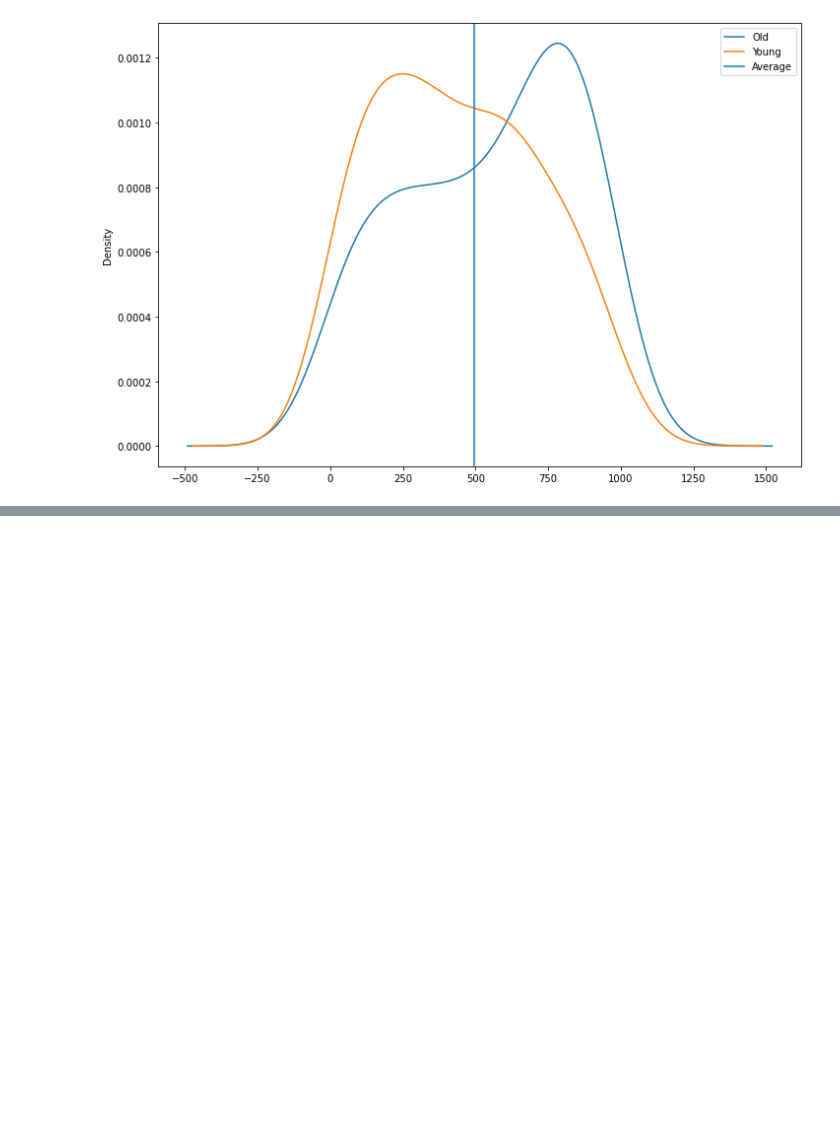
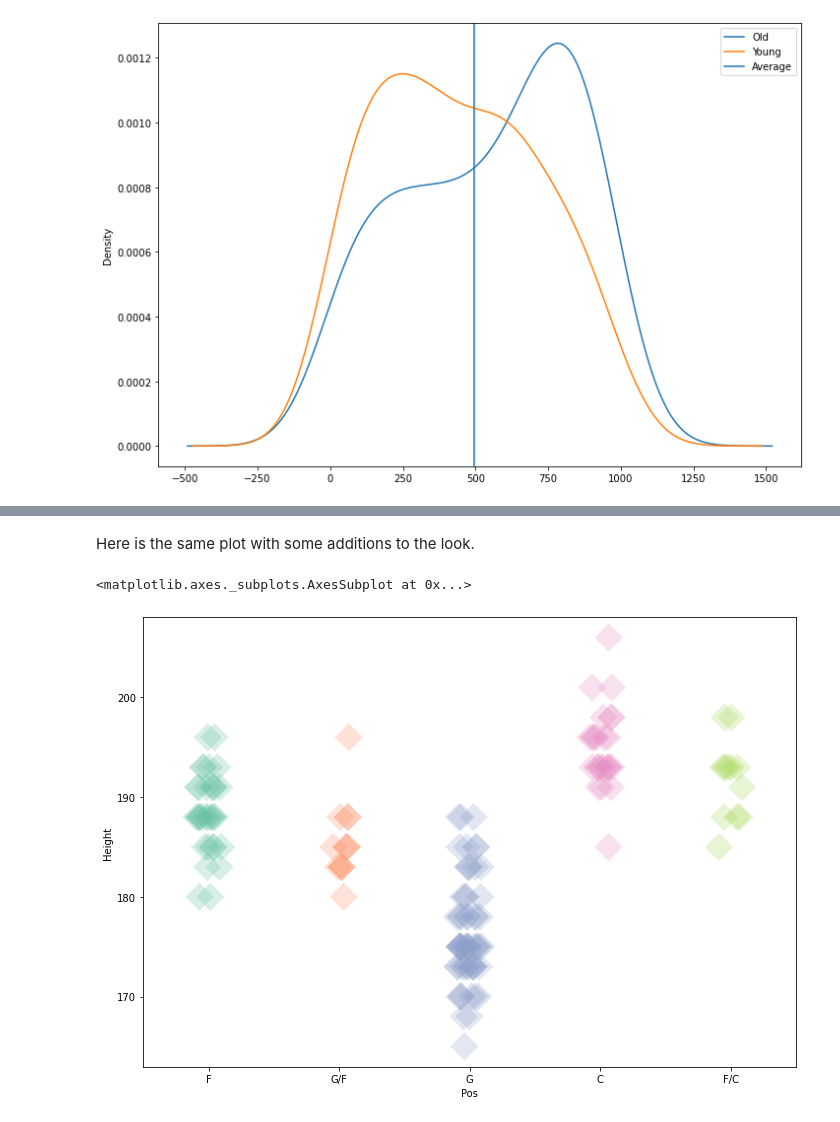
Before and after one commit to DerekShain/Statistics, a Jupyter notebook: comparing_frequency_distributions.ipynb, the cells around one changed output, grey strips where cells are left out. Cells and saved outputs as stored; diff of their text form; code cells hidden in the pictures; blank space fills up the shorter version.

```diff
--- a/comparing_frequency_distributions.ipynb
+++ b/comparing_frequency_distributions.ipynb
@@ -197,0 +231,7 @@ plt.show()
+# %% [markdown]
+Here is the same plot with some additions to the look.
+# %%
+sns.stripplot(x = 'Pos', y = 'Height', data = wnba, palette='Set2', size=20, marker='D', edgecolor="gray", alpha=.25)
+# %% [output]
+<matplotlib.axes._subplots.AxesSubplot at 0x...>
+[figure, added]
```
Also changed, not shown: parts of 22 cells of this notebook, 1 other file.
